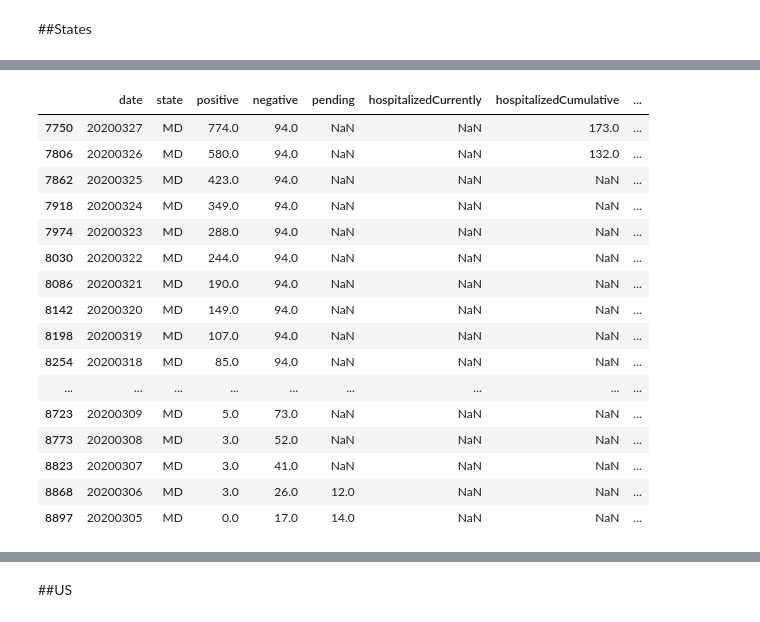
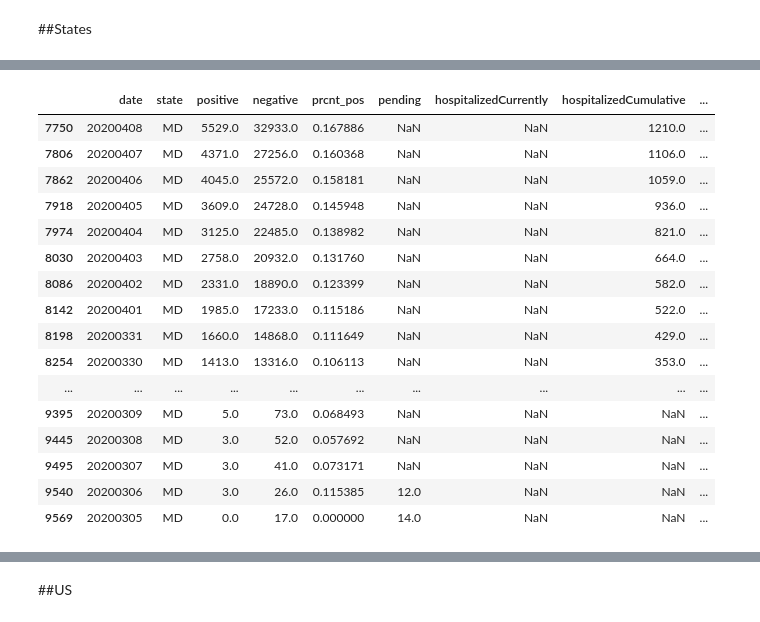
Before and after one commit to JoshuaHaga/Covid_19_sprint_1_buildwk, a Jupyter notebook: Covid_19_analysis.ipynb, the cells around one changed output, grey strips where cells are left out. Saved outputs shown, nothing was run; the diff lists cells and outputs as text; code cells hidden in the pictures.

```diff
--- a/Covid_19_analysis.ipynb
+++ b/Covid_19_analysis.ipynb
@@ -41,5 +41,5 @@ from scipy import linalg
 # %%
 ### These 3 dataframes come from the kaggle dataset 'COVID-19 in USA'
 counties = pd.read_csv('/content/us_counties_covid19_daily.csv')
-states   = pd.read_csv('/content/us_states_covid19_daily.csv')
+states   = pd.read_csv('https://api.covidtracking.com/v1/states/daily.csv')
 us       = pd.read_csv('/content/us_covid19_daily.csv')
@@ -423,26 +409,26 @@ max    2.020081e+07  586056.000000  8.717411e+06  ...            0.0     0.0
 # %%
 md = states[states['state'] == 'MD']
 # %%
-fix = md[md['date'] < 20200328 ]
-fix.tail(23)
+fix = md[md['date'] < 20200409 ]
+fix.tail(35)
 # %% [output]
-|  | date | state | positive | negative | pending | hospitalizedCurrently | hospitalizedCumulative | ... |
-| 7750 | 20200327 | MD | 774.0 | 94.0 | NaN | NaN | 173.0 | ... |
-| 7806 | 20200326 | MD | 580.0 | 94.0 | NaN | NaN | 132.0 | ... |
-| 7862 | 20200325 | MD | 423.0 | 94.0 | NaN | NaN | NaN | ... |
-| 7918 | 20200324 | MD | 349.0 | 94.0 | NaN | NaN | NaN | ... |
-| 7974 | 20200323 | MD | 288.0 | 94.0 | NaN | NaN | NaN | ... |
-| 8030 | 20200322 | MD | 244.0 | 94.0 | NaN | NaN | NaN | ... |
-| 8086 | 20200321 | MD | 190.0 | 94.0 | NaN | NaN | NaN | ... |
-| 8142 | 20200320 | MD | 149.0 | 94.0 | NaN | NaN | NaN | ... |
-| 8198 | 20200319 | MD | 107.0 | 94.0 | NaN | NaN | NaN | ... |
-| 8254 | 20200318 | MD | 85.0 | 94.0 | NaN | NaN | NaN | ... |
-| ... | ... | ... | ... | ... | ... | ... | ... | ... |
-| 8723 | 20200309 | MD | 5.0 | 73.0 | NaN | NaN | NaN | ... |
-| 8773 | 20200308 | MD | 3.0 | 52.0 | NaN | NaN | NaN | ... |
-| 8823 | 20200307 | MD | 3.0 | 41.0 | NaN | NaN | NaN | ... |
-| 8868 | 20200306 | MD | 3.0 | 26.0 | 12.0 | NaN | NaN | ... |
-| 8897 | 20200305 | MD | 0.0 | 17.0 | 14.0 | NaN | NaN | ... |
+|  | date | state | positive | negative | prcnt_pos | pending | hospitalizedCurrently | hospitalizedCumulative | ... |
+| 7750 | 20200408 | MD | 5529.0 | 32933.0 | 0.167886 | NaN | NaN | 1210.0 | ... |
+| 7806 | 20200407 | MD | 4371.0 | 27256.0 | 0.160368 | NaN | NaN | 1106.0 | ... |
+| 7862 | 20200406 | MD | 4045.0 | 25572.0 | 0.158181 | NaN | NaN | 1059.0 | ... |
+| 7918 | 20200405 | MD | 3609.0 | 24728.0 | 0.145948 | NaN | NaN | 936.0 | ... |
+| 7974 | 20200404 | MD | 3125.0 | 22485.0 | 0.138982 | NaN | NaN | 821.0 | ... |
+| 8030 | 20200403 | MD | 2758.0 | 20932.0 | 0.131760 | NaN | NaN | 664.0 | ... |
+| 8086 | 20200402 | MD | 2331.0 | 18890.0 | 0.123399 | NaN | NaN | 582.0 | ... |
+| 8142 | 20200401 | MD | 1985.0 | 17233.0 | 0.115186 | NaN | NaN | 522.0 | ... |
+| 8198 | 20200331 | MD | 1660.0 | 14868.0 | 0.111649 | NaN | NaN | 429.0 | ... |
+| 8254 | 20200330 | MD | 1413.0 | 13316.0 | 0.106113 | NaN | NaN | 353.0 | ... |
+| ... | ... | ... | ... | ... | ... | ... | ... | ... | ... |
+| 9395 | 20200309 | MD | 5.0 | 73.0 | 0.068493 | NaN | NaN | NaN | ... |
+| 9445 | 20200308 | MD | 3.0 | 52.0 | 0.057692 | NaN | NaN | NaN | ... |
+| 9495 | 20200307 | MD | 3.0 | 41.0 | 0.073171 | NaN | NaN | NaN | ... |
+| 9540 | 20200306 | MD | 3.0 | 26.0 | 0.115385 | 12.0 | NaN | NaN | ... |
+| 9569 | 20200305 | MD | 0.0 | 17.0 | 0.000000 | 14.0 | NaN | NaN | ... |
 # %%
 #Replace missing negative values
 def datareplace(dataframe):
```
Also changed, not shown: parts of 26 cells of this notebook.
